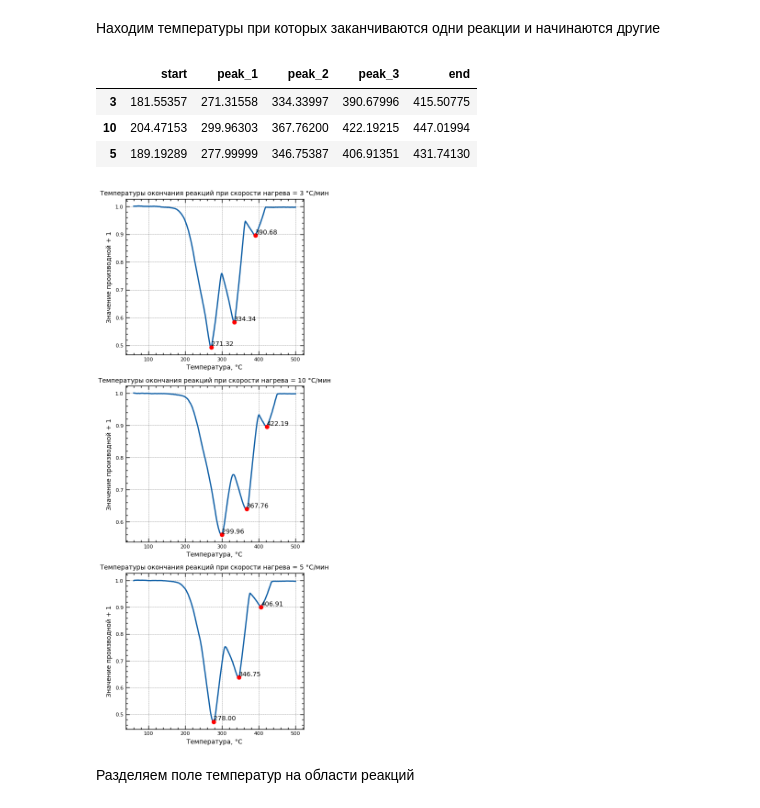
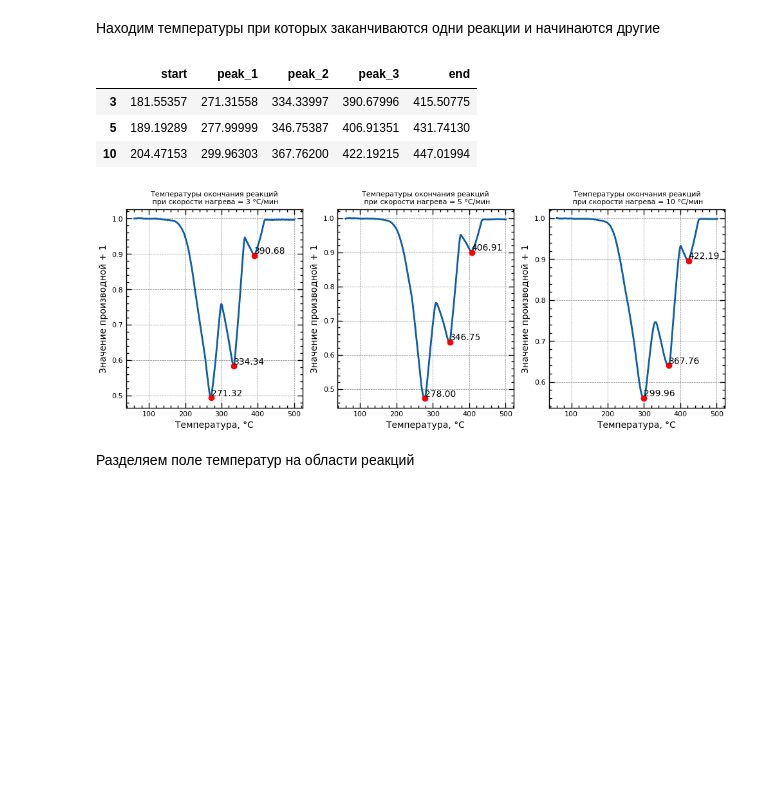
Before and after one commit to kdavjd/isoconversion_study_of_reaction_kinetics, a Jupyter notebook: isoconversion.ipynb, the cells around one changed output. Cells and saved outputs as stored; diff of their text form; code cells hidden in the pictures; blank space fills up the shorter version.

```diff
--- a/isoconversion.ipynb
+++ b/isoconversion.ipynb
@@ -51,6 +51,10 @@ df.dropna(inplace=True)
 # Устанавливаем колонку 'temperature' в качестве индекса
 df.set_index('temperature', inplace=True)
 
+# Сортировка столбцов DataFrame по heating_rates
+heating_rates.sort(key=int)  # сортировка элементов списка как целых чисел
+df = df[heating_rates]  # переупорядочивание столбцов DataFrame
+
 # Вывод первых пяти строк данных
 df.head()
 # %% [output]
@@ -103,7 +107,7 @@ def find_peaks(df):
 # Инициализация датафрейма с границами начала и конца реакций
 peaks_df = pd.DataFrame()
 
-fig, axes = plt.subplots(nrows=3, figsize=(5, 15))
+fig, axes = plt.subplots(ncols=3, figsize=(12, 4))
 
 for idx, heating_rate in enumerate(heating_rates):
     # Сглаживание данных с использованием скользящего среднего
@@ -128,36 +132,36 @@ for idx, heating_rate in enumerate(heating_rates):
         if column not in peaks_df.columns:
             peaks_df[column] = np.nan
 
     peaks_df.at[heating_rate, 'start'] = t_start
     peaks_df.at[heating_rate, 'end'] = t_end
     for i, peak in enumerate(peaks.index):
         peaks_df.at[heating_rate, f'peak_{i+1}'] = peak
 
     axes[idx].plot(df.index, curve_turn_points)
 
     # Добавляем заголовок
-    axes[idx].set_title(f'Температуры окончания реакций при скорости нагрева = {heating_rate} °C/мин', fontsize=MEDIUM_SIZE)
+    axes[idx].set_title(f'Температуры окончания реакций\n при скорости нагрева = {heating_rate} °C/мин', fontsize=SMALL_SIZE)
 
     # Добавляем подписи на оси
     axes[idx].set_xlabel('Температура, °С', fontsize=MEDIUM_SIZE)
     axes[idx].set_ylabel('Значение производной + 1', fontsize=MEDIUM_SIZE)
 
     # Настраиваем размер легенды и подписей осей
     axes[idx].tick_params(axis='both', which='both', labelsize=SMALL_SIZE)
 
     # Выделяем и подписываем точки на графике
     for index in peaks.index:
         peak_value = curve_turn_points[index]
         axes[idx].plot(index, peak_value, 'ro')
         axes[idx].text(index, peak_value, f'{index:.2f}', fontsize=10, ha='left', va='bottom')
 
 peaks_df
 # %% [output]
 |  | start | peak_1 | peak_2 | peak_3 | end |
 | 3 | 181.55357 | 271.31558 | 334.33997 | 390.67996 | 415.50775 |
+| 5 | 189.19289 | 277.99999 | 346.75387 | 406.91351 | 431.74130 |
 | 10 | 204.47153 | 299.96303 | 367.76200 | 422.19215 | 447.01994 |
-| 5 | 189.19289 | 277.99999 | 346.75387 | 406.91351 | 431.74130 |
-[figure, old version]
+[figure, new version]
 # %% [markdown]
 Разделяем поле температур на области реакций
 # %%
```
Also changed, not shown: parts of 5 cells of this notebook.
